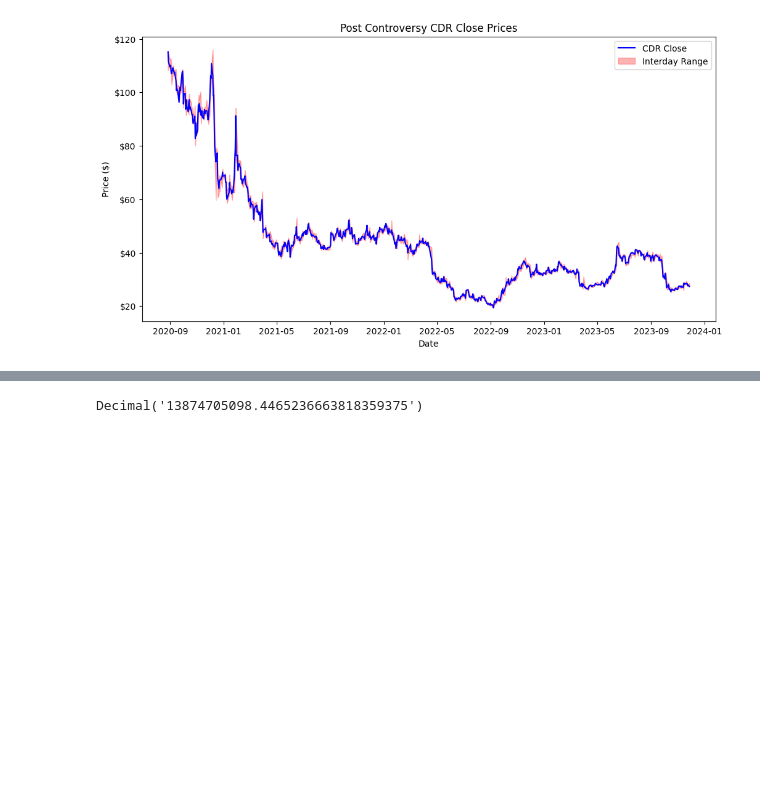
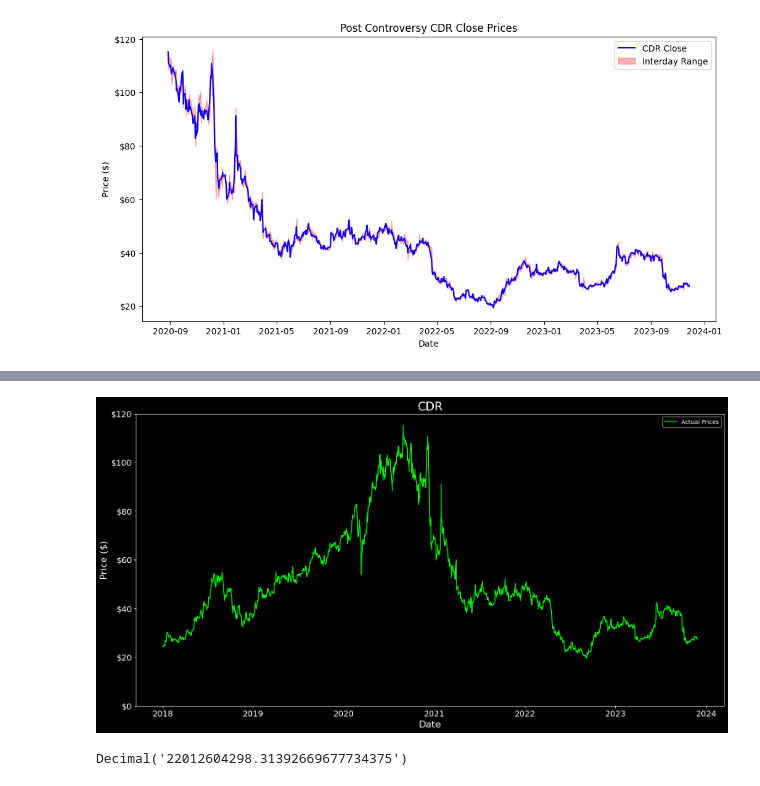
Before and after one commit to Hallo-sketch/managerial_project, a Jupyter notebook: research3.ipynb, the cells around one changed output, grey strips where cells are left out. Saved outputs shown, nothing was run; the diff lists cells and outputs as text; code cells hidden in the pictures; blank space fills up the shorter version.

Commit message:
chart

```diff
--- a/research3.ipynb
+++ b/research3.ipynb
@@ -368,7 +368,42 @@ plt.show()
+# %%
+forecast_start_date = '2018-01-01'
+
+# Filter the actual prices dataframe to include dates starting from 2018
+actual_prices = cdr[cdr.index >= forecast_start_date]
+
+# Filter the forecasted prices dataframe to include dates starting from 2018
+forecast_prices = forecast[forecast.index >= forecast_start_date].rolling(3).mean()
+
+plt.figure(figsize=(18, 9))
+# Plot the actual prices with higher contrast line color
+plt.plot(actual_prices.index, actual_prices['close'], label='Actual Prices', color='lime')
+
+# Set the x-axis label
+plt.xlabel('Date', fontsize=16)
+
+# Set the y-axis label
+plt.ylabel('Price ($)', fontsize=16)
+
+# Set the title of the plot
+plt.title('CDR', fontsize=20)
+
+# Add a legend
+plt.legend()
+
+# Set the y-axis tick labels to display dollars
+plt.yticks(ticks=plt.yticks()[0], labels=['${:,.0f}'.format(x) for x in plt.yticks()[0]], fontsize=14)
+
+# Set the x-axis tick labels font size
+plt.xticks(fontsize=14)
+
+# Show the plot
+plt.show()
+# %% [output]
+[figure, added]
 # %%
 from decimal import Decimal
 
 result = Decimal((forecast['close'].max() - actual_prices['close'].min()) * 100971014)
 result
 # %% [output]
-Decimal('13874705098.4465236663818359375')
+Decimal('22012604298.31392669677734375')
```
Also changed, not shown: parts of 4 cells of this notebook, 1 other file.
